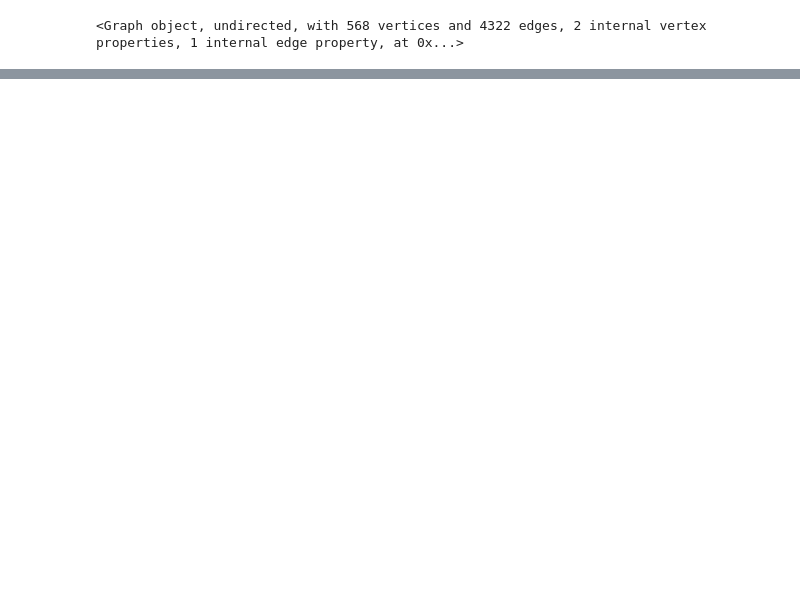
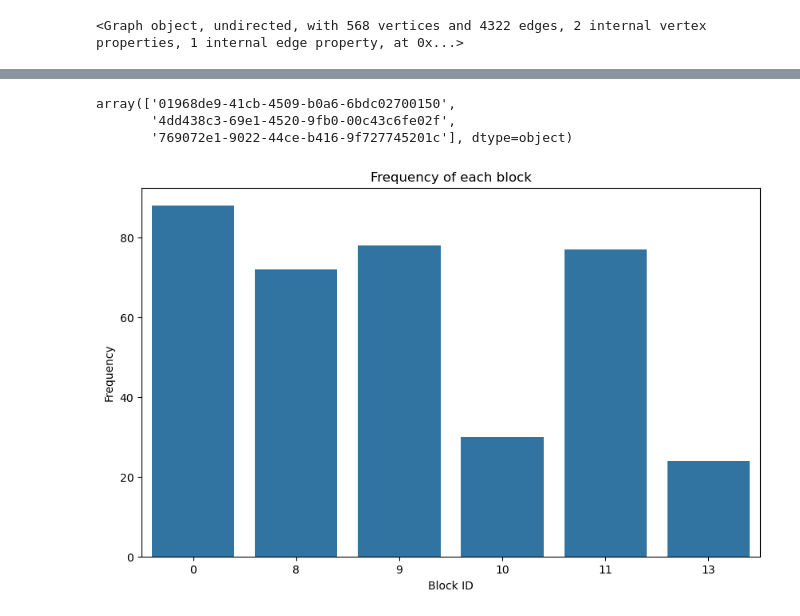
Before and after one commit to WeiZzzzz/card_transaction_network, a Jupyter notebook: weighted_network.ipynb, the cells around one changed output, grey strips where cells are left out. Cells and saved outputs as stored; diff of their text form; code cells hidden in the pictures; blank space fills up the shorter version.

```diff
--- a/weighted_network.ipynb
+++ b/weighted_network.ipynb
@@ -203,0 +221,25 @@ ValueError: Invalid vertex index: 1141
+# %%
+state_l0 = g.state.project_level(0).copy()
+state_l1 = g.state.project_level(1).copy()
+# %%
+b0 = gt.contiguous_map(state_l0.b)
+b1 = gt.contiguous_map(state_l1.b)
+label_map = {}
+for v in g.vertices():
+    label_map[state_l0.b[v]] = b0[v]
+state_l0 = state_l0.copy(b=b0)
+state_l1 = state_l1.copy(b=b1)
+# %%
+# create a dict for nodes and their blocks
+blocks = {}
+for v in g.vertices():
+    blocks[name[v]] = [kind[v], state_l1.get_blocks()[v], state_l0.get_blocks()[v]]
+# %%
+df_clusters = pd.DataFrame.from_dict(blocks, orient='index', columns=['kind', 'level_1', 'level_0']).reset_index()
+df_clusters = df_clusters.rename(columns={'index':'node'})
+df_clusters['node'] = df_clusters['node'].astype(str)
+df_clusters['levels'] = df_clusters['level_1'].astype(str) + '_' + df_clusters['level_0'].astype(str)
+df_clusters.sort_values(by=['kind','level_1','level_0'], ascending=True, inplace=True)
+df_clusters = df_clusters[df_clusters['kind'] == 0].reset_index(drop=True)
+df_clusters.reset_index(drop=True, inplace=True)
+df_clusters
@@ -203,0 +270,22 @@ ValueError: Invalid vertex index: 1141
+# %%
+df_clusters[df_clusters['levels'] == '0_0']['node'].values
+# %% [output]
+array(['01968de9-41cb-4509-b0a6-6bdc02700150',
+       '4dd438c3-69e1-4520-9fb0-00c43c6fe02f',
+       '769072e1-9022-44ce-b416-9f727745201c'], dtype=object)
+# %%
+# calculate the frequency of each block and sort them by the id of the block
+block_freq = {}
+l=1
+for i in df_clusters['level_{}'.format(l)].unique():
+    # block_freq[str(i)] = len([x for x in b if x == i])
+    block_freq[i] = len(df_clusters[df_clusters['level_{}'.format(l)] == i])
+# plot the frequency of each block
+plt.figure(figsize=(10, 6))
+sns.barplot(x=list(block_freq.keys()), y=list(block_freq.values()))
+plt.xlabel('Block ID')
+plt.ylabel('Frequency')
+plt.title('Frequency of each block')
+plt.show()
+# %% [output]
+[figure, added]
```
Also changed, not shown: parts of 18 cells of this notebook, 4 other files.
